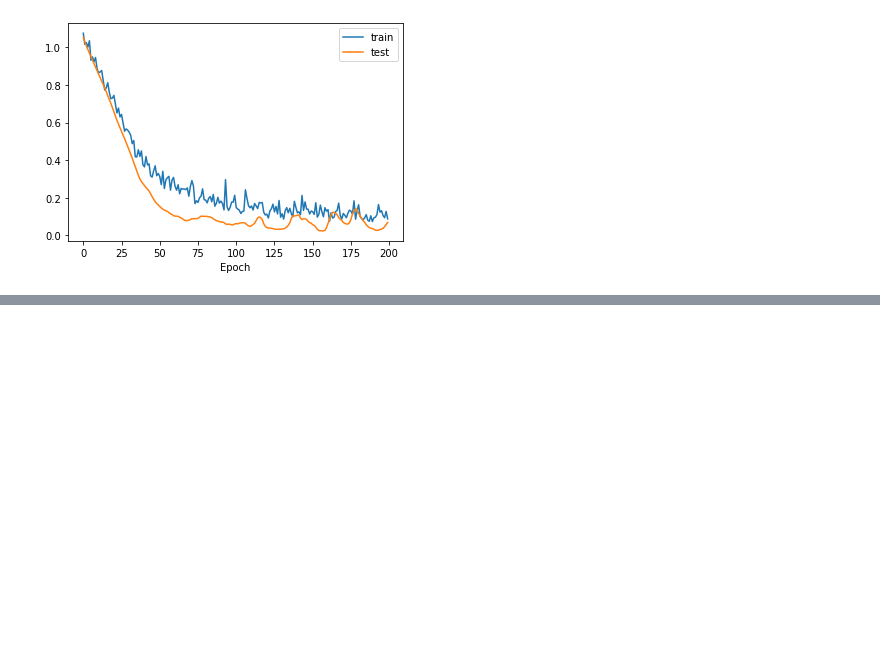
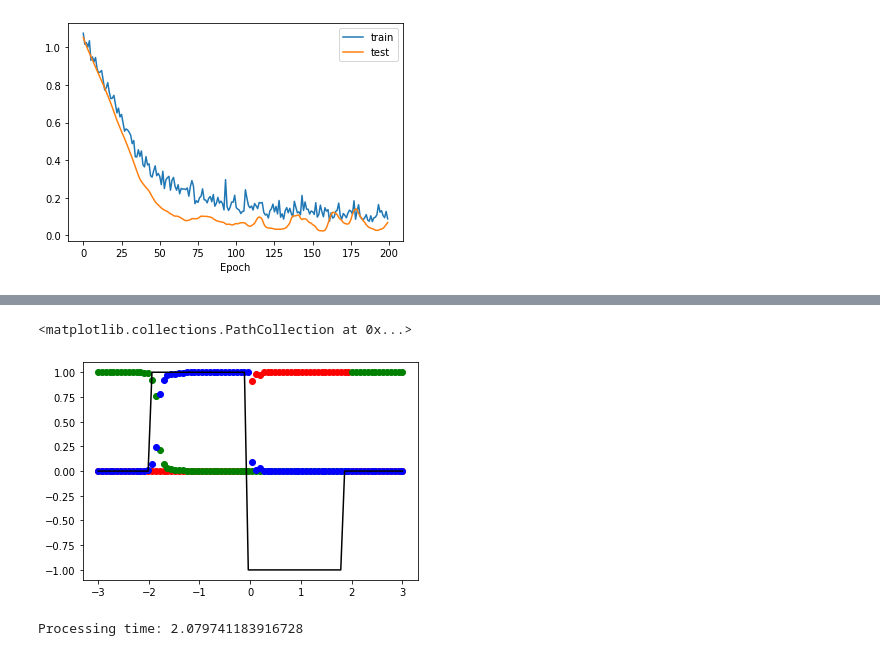
Before and after one commit to santoshkumarradha/Machine-learning-topological-insulators, a Jupyter notebook: rough note book.ipynb, the cells around one changed output, grey strips where cells are left out. Saved outputs shown, nothing was run; the diff lists cells and outputs as text; code cells hidden in the pictures; blank space fills up the shorter version.

```diff
--- a/rough note book.ipynb
+++ b/rough note book.ipynb
@@ -348,0 +397,26 @@ plt.show()
+# %%
+num=80
+nk=10
+norb=get_model().get_num_orbitals()
+X1=np.zeros((num,nk,nk,norb*norb))
+Y1=[]
+Y_actual=[]
+for i,j in tqdm(enumerate(np.linspace(-3,3,num))):
+    my_model=get_qwz_model(j)
+    evec=get_wav(my_model,nk)
+    X1[i]=reshape_evec(evec,phase=False)
+    Y1.append(j)
+    Y_actual.append(get_chern(my_model))
+# %%
+O=np.array([-1,0,1])
+# val=[]
+# for i in model.predict(X1):
+#     val.append(np.sum(np.multiply(O,i)))
+pred=model.predict(X1)
+plt.plot(Y1,Y_actual,c="k")
+plt.scatter(Y1,pred.T[0],c="r")
+plt.scatter(Y1,pred.T[1],c="g")
+plt.scatter(Y1,pred.T[2],c="b")
+# %% [output]
+<matplotlib.collections.PathCollection at 0x...>
+[figure, added]
@@ -348,0 +471,8 @@ plt.show()
+# %%
+start = time.time()
+
+history=model.fit(X_train, y_train, validation_data=(X_test, y_test), epochs=150,verbose=0)
+
+print('Processing time:',(time.time()- start)/60)
+# %% [output]
+Processing time: 2.079741183916728
```
Also changed, not shown: parts of 11 cells of this notebook, 2 other files.
